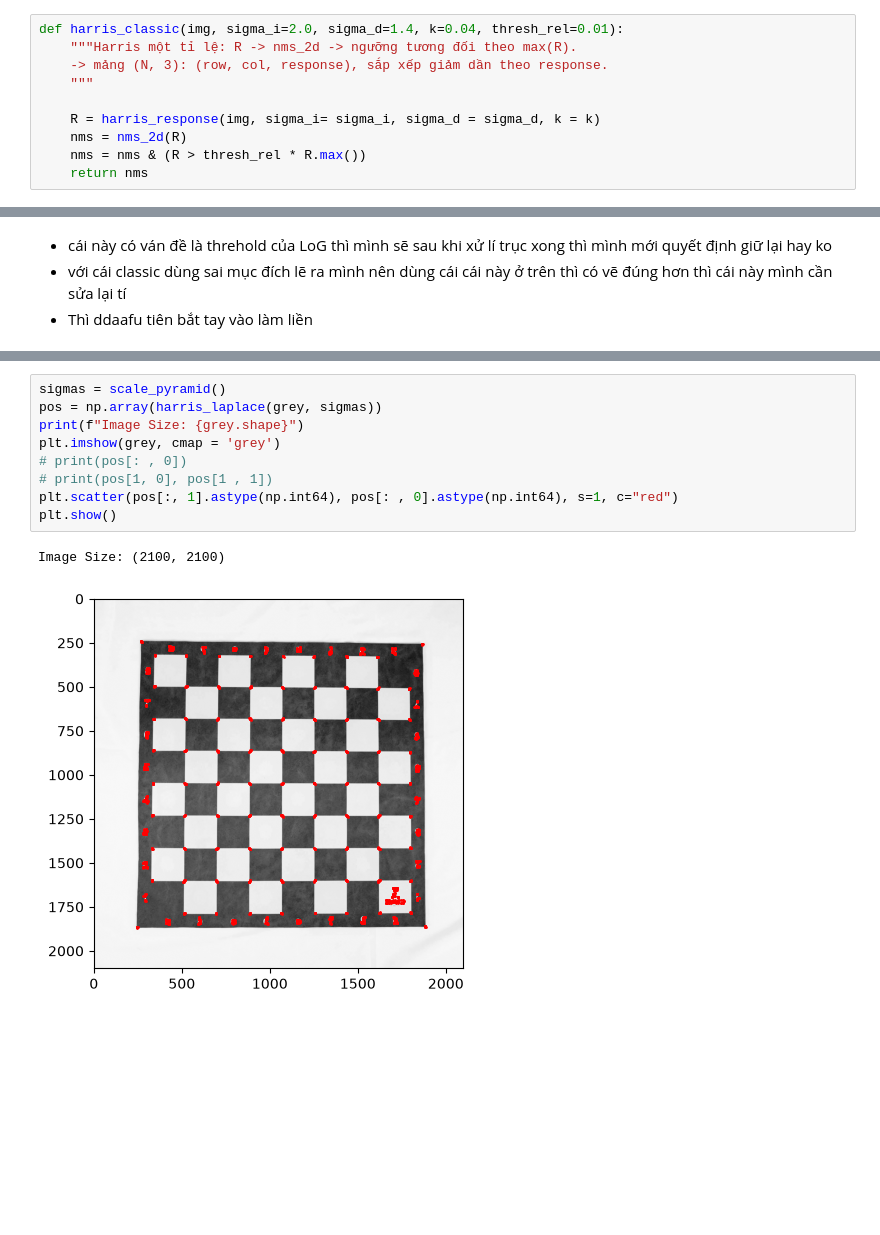
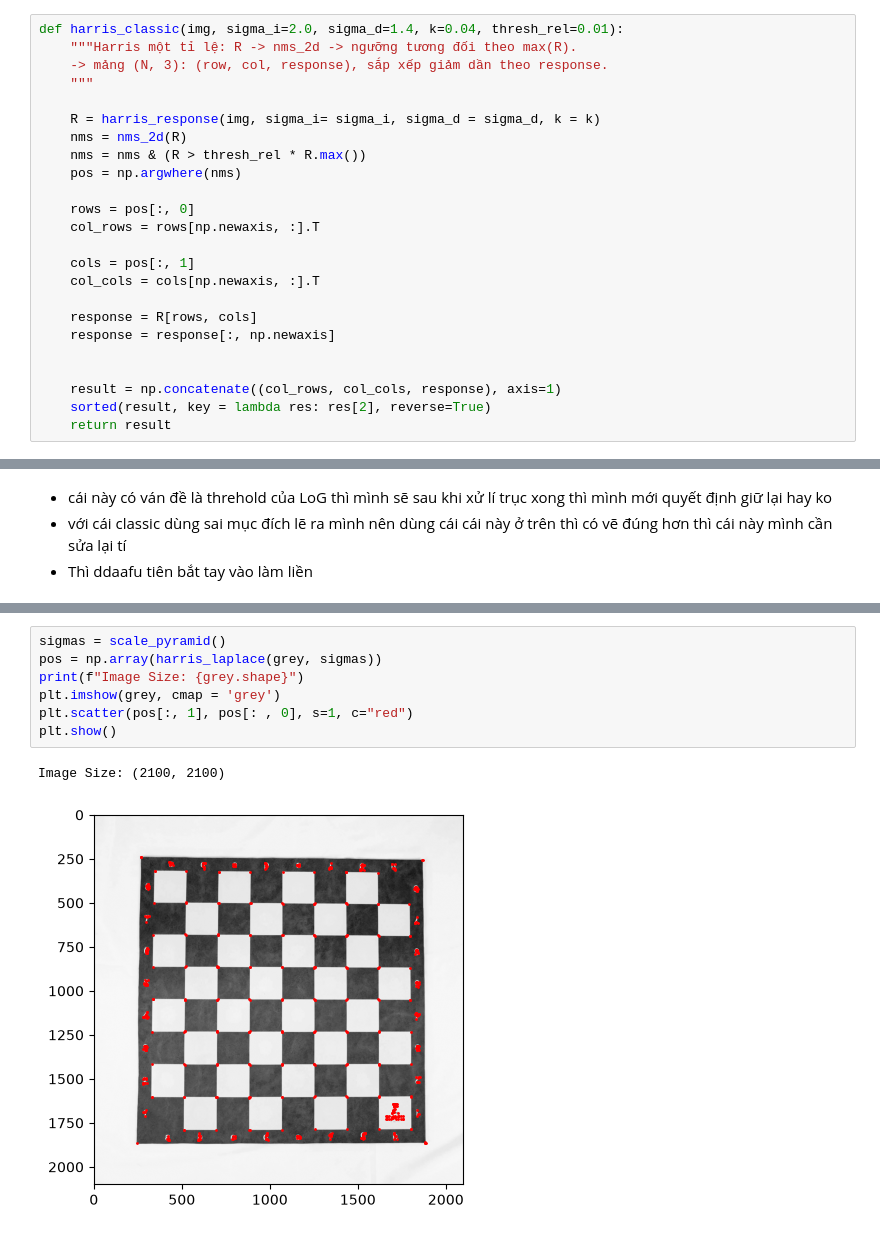
Before and after one commit to Znoywho/WILD, a Jupyter notebook: CV/MYLAB.ipynb, the cells around one changed output, grey strips where cells are left out. Saved outputs shown, nothing was run; the diff lists cells and outputs as text; blank space fills up the shorter version.

```diff
--- a/CV/MYLAB.ipynb
+++ b/CV/MYLAB.ipynb
@@ -243,7 +243,21 @@ def harris_classic(img, sigma_i=2.0, sigma_d=1.4, k=0.04, thresh_rel=0.01):
     R = harris_response(img, sigma_i= sigma_i, sigma_d = sigma_d, k = k)
     nms = nms_2d(R)
     nms = nms & (R > thresh_rel * R.max())
-    return nms
+    pos = np.argwhere(nms)
+
+    rows = pos[:, 0]
+    col_rows = rows[np.newaxis, :].T
+
+    cols = pos[:, 1]
+    col_cols = cols[np.newaxis, :].T
+
+    response = R[rows, cols]
+    response = response[:, np.newaxis]
+
+
+    result = np.concatenate((col_rows, col_cols, response), axis=1)
+    sorted(result, key = lambda res: res[2], reverse=True)
+    return result
 # %%
 def scale_pyramid(sigma0=1.2, xi=1.2, n_levels=10):
     """Danh sách sigma_n = xi^n * sigma0. -> mảng 1D."""
@@ -316,15 +386,13 @@ def harris_laplace(img, sigmas, k=0.04, thresh_rel=0.01, log_thresh=0.0):
 # %%
 sigmas = scale_pyramid()
 pos = np.array(harris_laplace(grey, sigmas))
 print(f"Image Size: {grey.shape}")
 plt.imshow(grey, cmap = 'grey')
-# print(pos[: , 0])
-# print(pos[1, 0], pos[1 , 1])
-plt.scatter(pos[:, 1].astype(np.int64), pos[: , 0].astype(np.int64), s=1, c="red")
+plt.scatter(pos[:, 1], pos[: , 0], s=1, c="red")
 plt.show()
 # %% [output]
 Image Size: (2100, 2100)
-[figure, old version]
+[figure, new version]
 # %%
 dst = cv.cornerHarris(grey.astype(np.float32), blockSize=2, ksize=3, k=0.04)
 corner_only_img = np.zeros_like(img)
```
Also changed, not shown: parts of 3 cells of this notebook, 4 other files.
